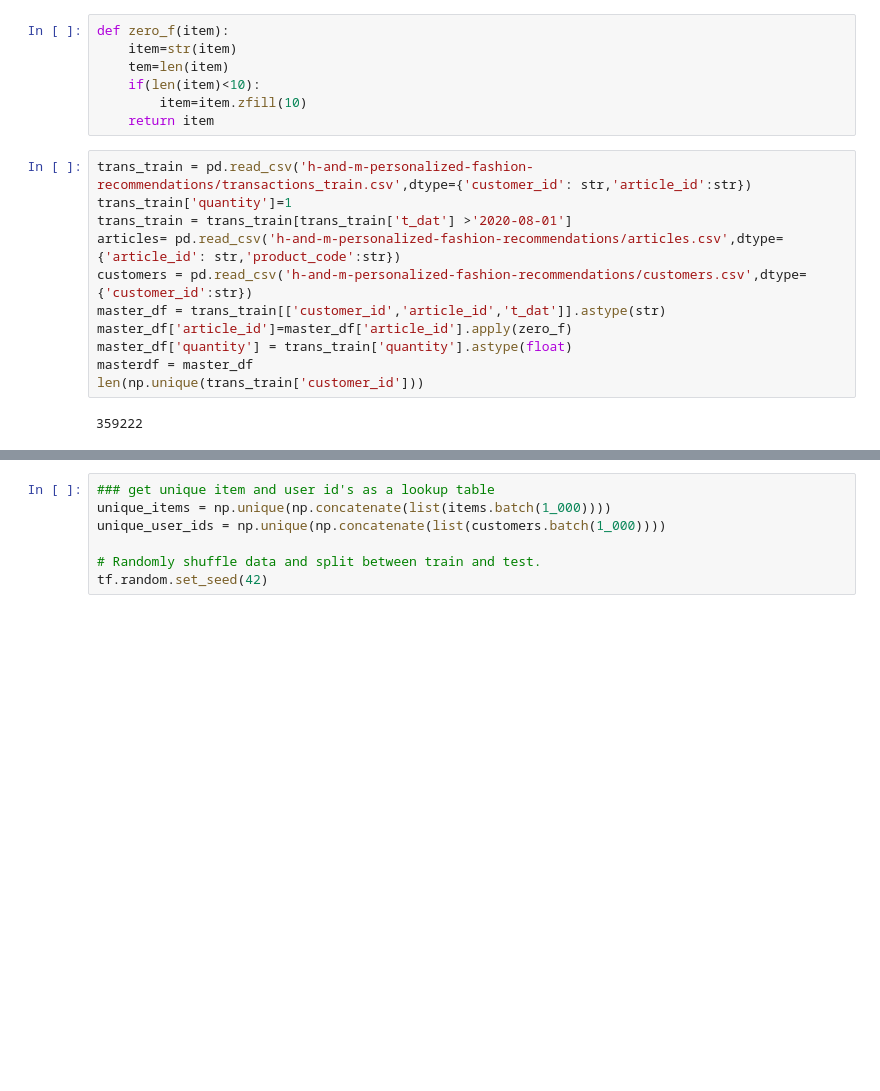
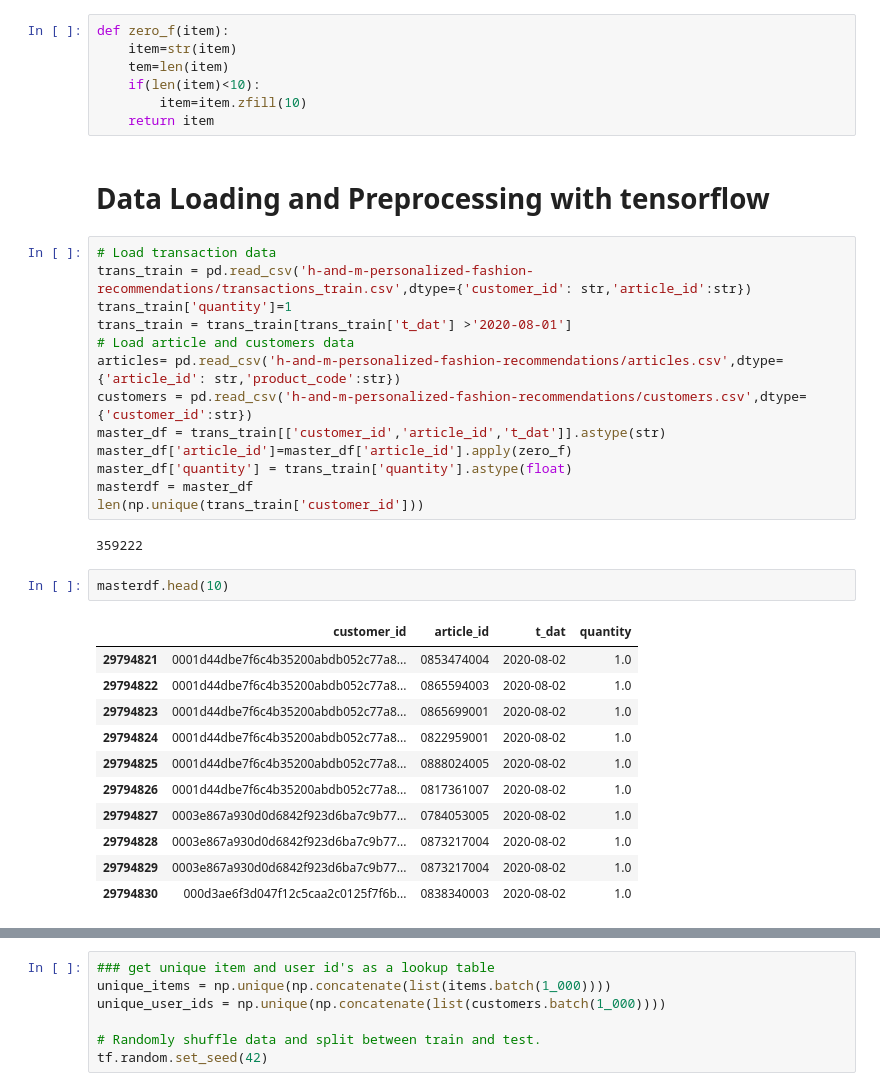
Before and after one commit to ahmed-arafaath/CS677-FinalProjectH-M, a Jupyter notebook: CS677_Final_Project.ipynb, the cells around one changed output, grey strips where cells are left out. Cells and saved outputs as stored; diff of their text form; blank space fills up the shorter version.

```diff
--- a/CS677_Final_Project.ipynb
+++ b/CS677_Final_Project.ipynb
@@ -82,10 +85,14 @@ def zero_f(item):
     if(len(item)<10):
         item=item.zfill(10)
     return item
+# %% [markdown]
+# Data Loading and Preprocessing with tensorflow
 # %%
+# Load transaction data
 trans_train = pd.read_csv('h-and-m-personalized-fashion-recommendations/transactions_train.csv',dtype={'customer_id': str,'article_id':str})
 trans_train['quantity']=1
 trans_train = trans_train[trans_train['t_dat'] >'2020-08-01']
+# Load article and customers data
 articles= pd.read_csv('h-and-m-personalized-fashion-recommendations/articles.csv',dtype={'article_id': str,'product_code':str})
 customers = pd.read_csv('h-and-m-personalized-fashion-recommendations/customers.csv',dtype={'customer_id':str})
 master_df = trans_train[['customer_id','article_id','t_dat']].astype(str)
@@ -95,3 +102,17 @@ masterdf = master_df
 len(np.unique(trans_train['customer_id']))
 # %% [output]
 359222
+# %%
+masterdf.head(10)
+# %% [output]
+|  | customer_id | article_id | t_dat | quantity |
+| 29794821 | 0001d44dbe7f6c4b35200abdb052c77a8... | 0853474004 | 2020-08-02 | 1.0 |
+| 29794822 | 0001d44dbe7f6c4b35200abdb052c77a8... | 0865594003 | 2020-08-02 | 1.0 |
+| 29794823 | 0001d44dbe7f6c4b35200abdb052c77a8... | 0865699001 | 2020-08-02 | 1.0 |
+| 29794824 | 0001d44dbe7f6c4b35200abdb052c77a8... | 0822959001 | 2020-08-02 | 1.0 |
+| 29794825 | 0001d44dbe7f6c4b35200abdb052c77a8... | 0888024005 | 2020-08-02 | 1.0 |
+| 29794826 | 0001d44dbe7f6c4b35200abdb052c77a8... | 0817361007 | 2020-08-02 | 1.0 |
+| 29794827 | 0003e867a930d0d6842f923d6ba7c9b77... | 0784053005 | 2020-08-02 | 1.0 |
+| 29794828 | 0003e867a930d0d6842f923d6ba7c9b77... | 0873217004 | 2020-08-02 | 1.0 |
+| 29794829 | 0003e867a930d0d6842f923d6ba7c9b77... | 0873217004 | 2020-08-02 | 1.0 |
+| 29794830 | 000d3ae6f3d047f12c5caa2c0125f7f6b... | 0838340003 | 2020-08-02 | 1.0 |
```
Also changed, not shown: parts of 36 cells of this notebook.
